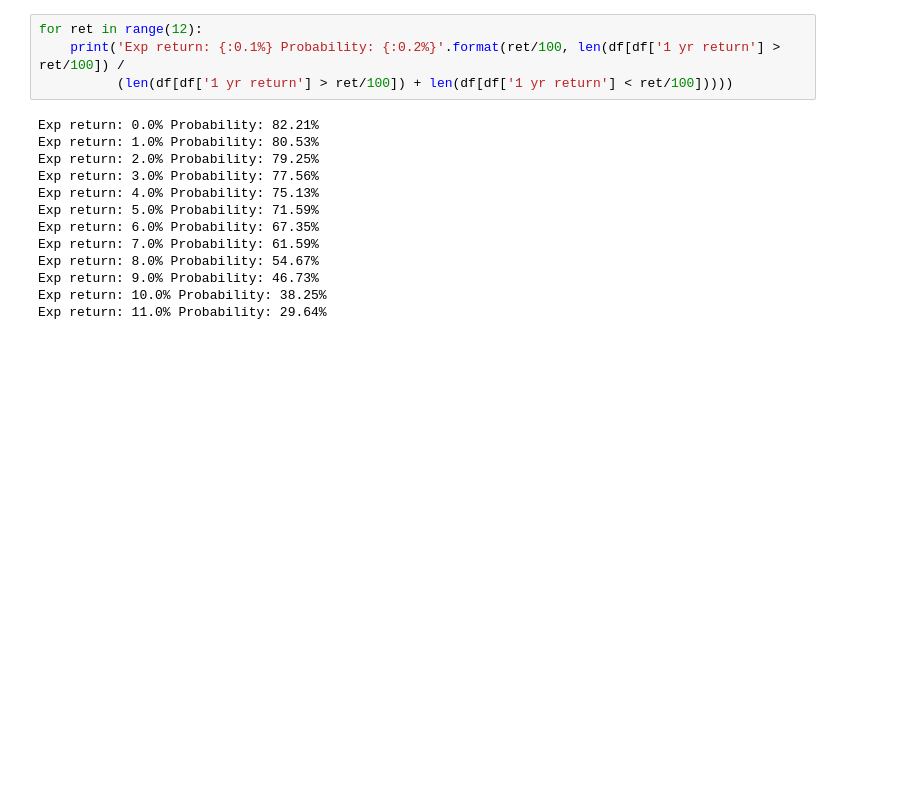
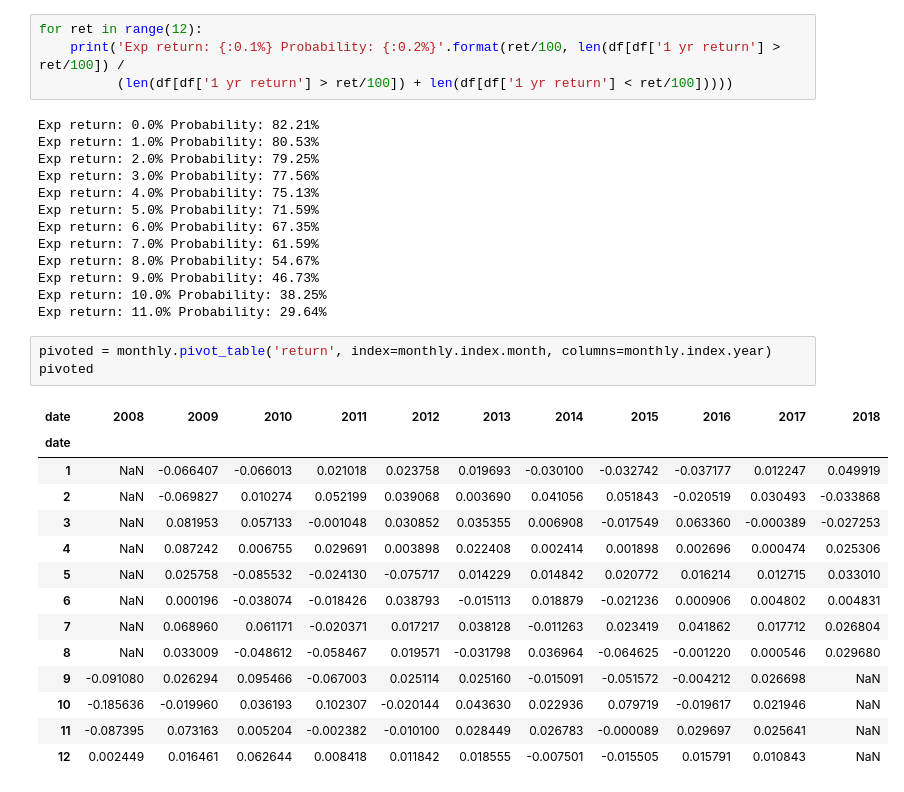
Before and after one commit to aandres99/SP500-Studies, a Jupyter notebook: SP500_When.ipynb, the cells around one changed output. Drawn from its saved outputs; the diff is of its cells as text; blank space fills up the shorter version.

```diff
--- a/SP500_When.ipynb
+++ b/SP500_When.ipynb
@@ -131,3 +131,21 @@ Exp return: 8.0% Probability: 54.67%
 Exp return: 9.0% Probability: 46.73%
 Exp return: 10.0% Probability: 38.25%
 Exp return: 11.0% Probability: 29.64%
+# %%
+pivoted = monthly.pivot_table('return', index=monthly.index.month, columns=monthly.index.year)
+pivoted
+# %% [output]
+| date | 2008 | 2009 | 2010 | 2011 | 2012 | 2013 | 2014 | 2015 | 2016 | 2017 | 2018 |
+| date |  |  |  |  |  |  |  |  |  |  |  |
+| 1 | NaN | -0.066407 | -0.066013 | 0.021018 | 0.023758 | 0.019693 | -0.030100 | -0.032742 | -0.037177 | 0.012247 | 0.049919 |
+| 2 | NaN | -0.069827 | 0.010274 | 0.052199 | 0.039068 | 0.003690 | 0.041056 | 0.051843 | -0.020519 | 0.030493 | -0.033868 |
+| 3 | NaN | 0.081953 | 0.057133 | -0.001048 | 0.030852 | 0.035355 | 0.006908 | -0.017549 | 0.063360 | -0.000389 | -0.027253 |
+| 4 | NaN | 0.087242 | 0.006755 | 0.029691 | 0.003898 | 0.022408 | 0.002414 | 0.001898 | 0.002696 | 0.000474 | 0.025306 |
+| 5 | NaN | 0.025758 | -0.085532 | -0.024130 | -0.075717 | 0.014229 | 0.014842 | 0.020772 | 0.016214 | 0.012715 | 0.033010 |
+| 6 | NaN | 0.000196 | -0.038074 | -0.018426 | 0.038793 | -0.015113 | 0.018879 | -0.021236 | 0.000906 | 0.004802 | 0.004831 |
+| 7 | NaN | 0.068960 | 0.061171 | -0.020371 | 0.017217 | 0.038128 | -0.011263 | 0.023419 | 0.041862 | 0.017712 | 0.026804 |
+| 8 | NaN | 0.033009 | -0.048612 | -0.058467 | 0.019571 | -0.031798 | 0.036964 | -0.064625 | -0.001220 | 0.000546 | 0.029680 |
+| 9 | -0.091080 | 0.026294 | 0.095466 | -0.067003 | 0.025114 | 0.025160 | -0.015091 | -0.051572 | -0.004212 | 0.026698 | NaN |
+| 10 | -0.185636 | -0.019960 | 0.036193 | 0.102307 | -0.020144 | 0.043630 | 0.022936 | 0.079719 | -0.019617 | 0.021946 | NaN |
+| 11 | -0.087395 | 0.073163 | 0.005204 | -0.002382 | -0.010100 | 0.028449 | 0.026783 | -0.000089 | 0.029697 | 0.025641 | NaN |
+| 12 | 0.002449 | 0.016461 | 0.062644 | 0.008418 | 0.011842 | 0.018555 | -0.007501 | -0.015505 | 0.015791 | 0.010843 | NaN |
```
Also changed, not shown: parts of 5 cells of this notebook.
